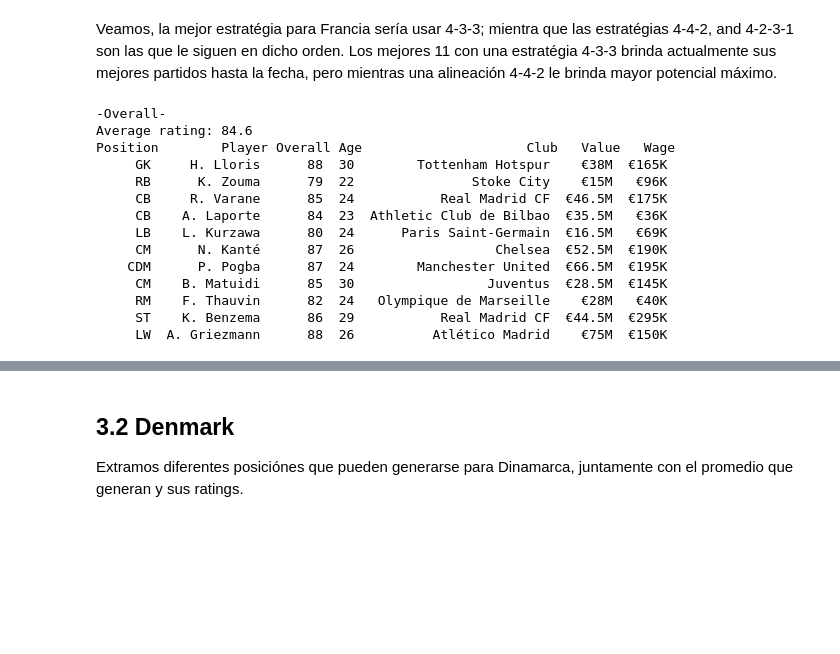
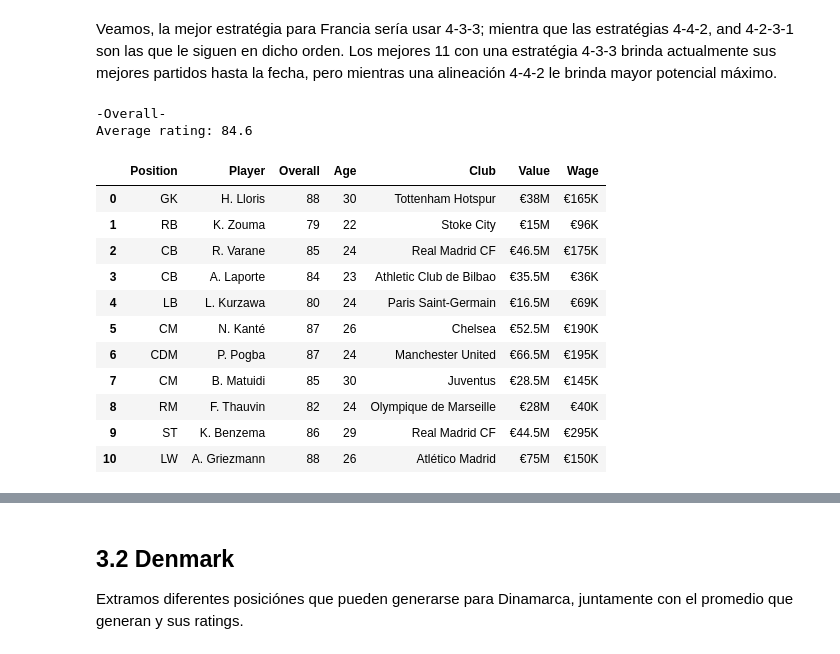
Before and after one commit to romellfudi/ExploratoryDataAnalysis, a Jupyter notebook: Peru Al Mundial.ipynb, the cells around one changed output, grey strips where cells are left out. Saved outputs shown, nothing was run; the diff lists cells and outputs as text; code cells hidden in the pictures; blank space fills up the shorter version.

```diff
--- a/Peru Al Mundial.ipynb
+++ b/Peru Al Mundial.ipynb
@@ -440,23 +446,23 @@ Veamos, la mejor estratégia para Francia sería usar 4-3-3; mientra que las est
 # %%
 rating_433_FR_Overall, best_list_433_FR_Overall = get_best_squad_n(squad_433_strict, 'France', 'Overall')
 print('-Overall-')
 print('Average rating: {:.1f}'.format(rating_433_FR_Overall))
-print(best_list_433_FR_Overall)
+best_list_433_FR_Overall
 # %% [output]
 -Overall-
 Average rating: 84.6
-Position        Player Overall Age                     Club   Value   Wage
-     GK     H. Lloris      88  30        Tottenham Hotspur    €38M  €165K
-     RB      K. Zouma      79  22               Stoke City    €15M   €96K
-     CB     R. Varane      85  24           Real Madrid CF  €46.5M  €175K
-     CB    A. Laporte      84  23  Athletic Club de Bilbao  €35.5M   €36K
-     LB    L. Kurzawa      80  24      Paris Saint-Germain  €16.5M   €69K
-     CM      N. Kanté      87  26                  Chelsea  €52.5M  €190K
-    CDM      P. Pogba      87  24        Manchester United  €66.5M  €195K
-     CM    B. Matuidi      85  30                 Juventus  €28.5M  €145K
-     RM    F. Thauvin      82  24   Olympique de Marseille    €28M   €40K
-     ST    K. Benzema      86  29           Real Madrid CF  €44.5M  €295K
-     LW  A. Griezmann      88  26          Atlético Madrid    €75M  €150K
+|  | Position | Player | Overall | Age | Club | Value | Wage |
+| 0 | GK | H. Lloris | 88 | 30 | Tottenham Hotspur | €38M | €165K |
+| 1 | RB | K. Zouma | 79 | 22 | Stoke City | €15M | €96K |
+| 2 | CB | R. Varane | 85 | 24 | Real Madrid CF | €46.5M | €175K |
+| 3 | CB | A. Laporte | 84 | 23 | Athletic Club de Bilbao | €35.5M | €36K |
+| 4 | LB | L. Kurzawa | 80 | 24 | Paris Saint-Germain | €16.5M | €69K |
+| 5 | CM | N. Kanté | 87 | 26 | Chelsea | €52.5M | €190K |
+| 6 | CDM | P. Pogba | 87 | 24 | Manchester United | €66.5M | €195K |
+| 7 | CM | B. Matuidi | 85 | 30 | Juventus | €28.5M | €145K |
+| 8 | RM | F. Thauvin | 82 | 24 | Olympique de Marseille | €28M | €40K |
+| 9 | ST | K. Benzema | 86 | 29 | Real Madrid CF | €44.5M | €295K |
+| 10 | LW | A. Griezmann | 88 | 26 | Atlético Madrid | €75M | €150K |
 # %%
 rating_442_FR_Potential, best_list_442_FR_Potential = get_best_squad_n(squad_442_strict, 'France', 'Potential')
 print('-Potential-')
```
Also changed, not shown: parts of 30 cells of this notebook.
